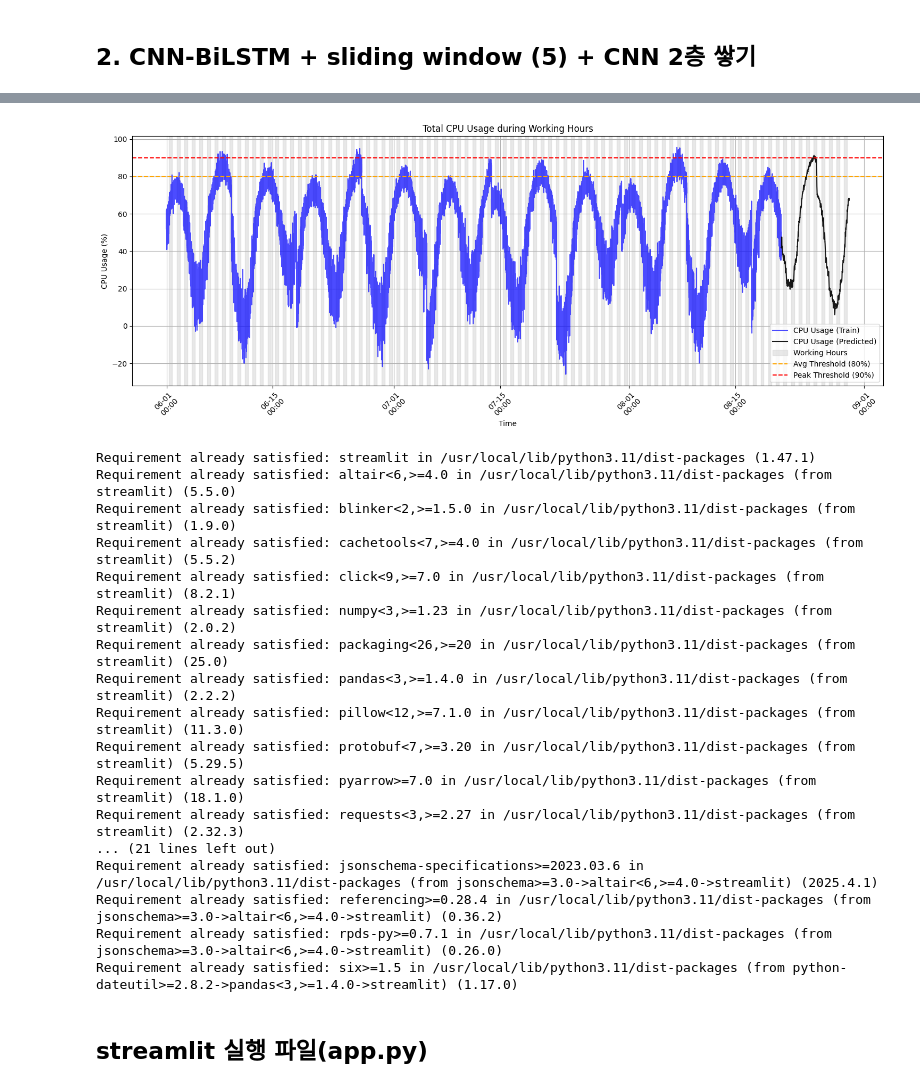
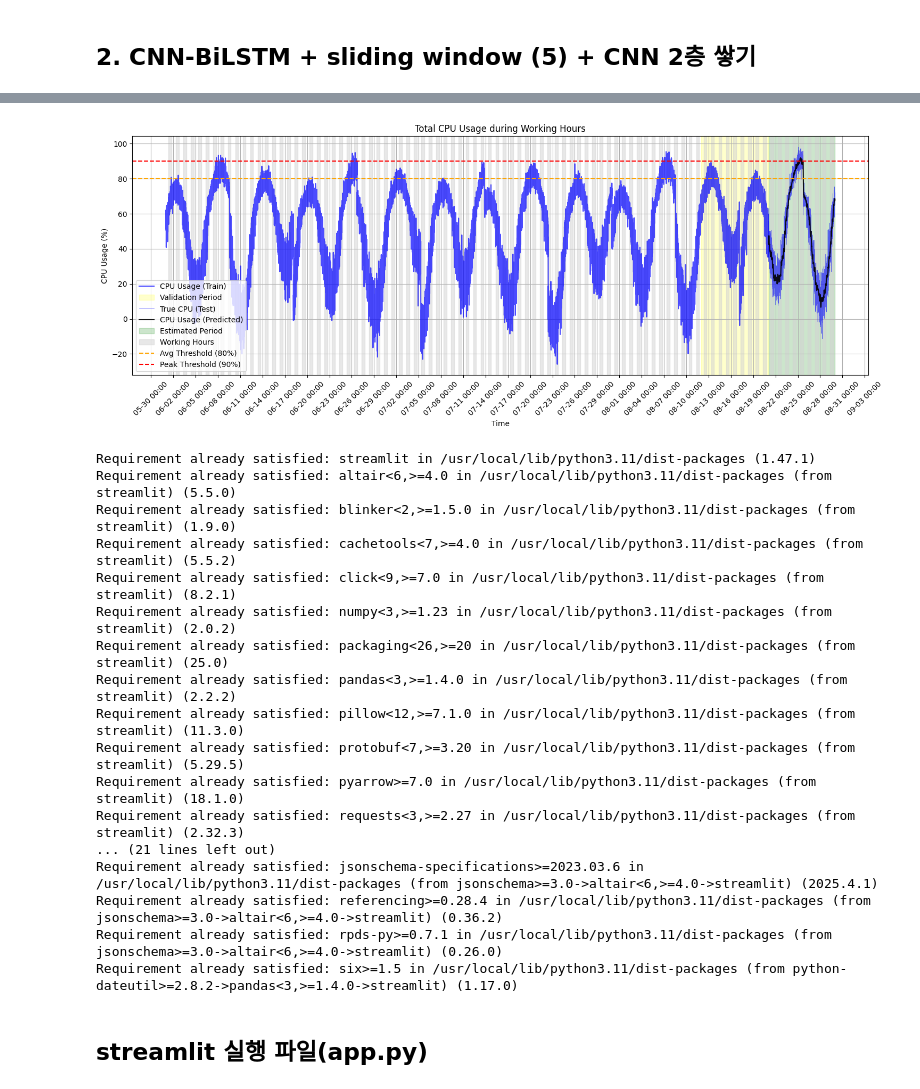
Before and after one commit to hyeonseonn/sensing_app, a Jupyter notebook: [0804new]_machine_learning_CPU.ipynb, the cells around one changed output, grey strips where cells are left out. Cells and saved outputs as stored; diff of their text form; code cells hidden in the pictures.

```diff
--- a/[0804new]_machine_learning_CPU.ipynb
+++ b/[0804new]_machine_learning_CPU.ipynb
@@ -96,7 +96,7 @@ model.compile(optimizer='adam', loss='mse')
 
 history = model.fit(
     X_train, y_train.reshape((y_train.shape[0], -1)),
-    epochs= 1,
+    epochs= 20,
     batch_size=16,
     validation_data=(X_val, y_val.reshape((y_val.shape[0], -1))),
     verbose=1
@@ -1153,23 +1240,19 @@ plt.show()
 
 # train+test plot
 import matplotlib.dates as mdates
-# full_time_index = df.index  # 전체 시간 index (x축)
-test_start_idx = len(X_train) + past_steps
-# test_time_index = df.index[test_start_idx : test_start_idx + len(y_test)]
-train_series = df['cpu'][:test_start_idx]  # Test 시작 전까지
-test_series_true= df['cpu'][test_start_idx:]
-
 total_len = len(df)
 train_ratio = 0.8
 val_ratio = 0.1
 
 train_end = int(total_len * train_ratio)
 val_end = train_end + int(total_len * val_ratio)
+
 test_start_idx = val_end + past_steps
+train_series = df['cpu'][:test_start_idx]  # Test 시작 전까지
 test_time_index = df.index[test_start_idx : test_start_idx + len(y_test)]
+val_series = df['cpu'][train_end:val_end] # validation data
+test_series_true= df['cpu'][test_start_idx:]
 
-
-# test_series_true = pd.Series(true_inv[:,0].flatten(), index=test_time_index) # test data (True)
 all_future_times = []
 all_future_preds = []
 future_interval = 5
@@ -1193,8 +1276,21 @@ test_series_pred = pd.Series(pred_df_mean['pred'], index=pred_df_mean.index) # t
 fig, ax = plt.subplots(figsize=(12,4))
 plt.setp(ax.get_xticklabels(), rotation=45, ha="center")
 plt.plot(train_series,label = "True CPU (Train)", color = "blue", alpha = 0.6,linewidth = 0.5)
+
+# validation
+plt.plot(val_series, label="Validation CPU (Val)", color="blue", alpha = 0.4, linewidth = 0.5)
+# Validation 구간에 색상 입히기
+val_start = val_series.index[0]
+val_end = val_series.index[-1]
+ax.axvspan(val_start, val_end, color='yellow', alpha=0.2, label="Validation Period")
+
+# test
 plt.plot(test_series_true, label="True CPU (Test)", color="blue", alpha = 0.6, linewidth = 0.5)
 plt.plot(test_series_pred, label="CNN-LSTM (Test)", color="red", linestyle="--", linewidth = 1.2)
+test_start = test_series_pred.index[0]
+test_end = test_series_pred.index[-1]
+ax.axvspan(test_start, test_end, color='green', alpha=0.2, label="Estimated Period")
+
 plt.axvline(test_time_index[0], color="black", linestyle="--", label="Test Start") # test data start line
 ax.xaxis.set_major_locator(mdates.DayLocator(interval=2))
 ax.xaxis.set_major_formatter(mdates.DateFormatter('%m-%d %H:%M'))
@@ -1257,8 +1353,17 @@ fig, ax = plt.subplots(figsize=(15, 6))
 train_series = df['cpu'][:test_time_index[0]]
 ax.plot(train_series.index, train_series.values, label="CPU Usage (Train)", color="blue", alpha=0.7)
 
+# Validation 구간에 색상 입히기
+val_start = val_series.index[0]
+val_end = val_series.index[-1]
+ax.axvspan(val_start, val_end, color='yellow', alpha=0.2, label="Validation Period")
+
 # Test 구간
+plt.plot(test_series_true, label="True CPU (Test)", color="blue", alpha = 0.6, linewidth = 0.5) # test 정답값
 ax.plot(test_series_pred.index, test_series_pred.values, label="CPU Usage (Predicted)", color="black",alpha=0.9)
+test_start = test_series_pred.index[0]
+test_end = test_series_pred.index[-1]
+ax.axvspan(test_start, test_end, color='green', alpha=0.2, label="Estimated Period")
 
 # 업무시간 배경 색칠
 unique_dates = pd.to_datetime(all_pred_series.index.date).unique()
@@ -1277,36 +1382,37 @@ ax.axhline(peak_threshold, color='red', linestyle='--', label="Peak Threshold (9
 # 업그레이드 신호 표시
 if len(upgrade_times) > 0:
     ax.scatter(upgrade_times, work_time.loc[upgrade_times], color='red', label="Upgrade Signal", zorder=5, s=20)
 
 # 마무리 설정
 ax.set_title("Total CPU Usage during Working Hours")
 ax.set_xlabel("Time")
 ax.set_ylabel("CPU Usage (%)")
 ax.legend()
 ax.grid(True)
-ax.xaxis.set_major_formatter(mdates.DateFormatter('%m-%d\n%H:%M'))
+ax.xaxis.set_major_locator(mdates.DayLocator(interval=3))
+ax.xaxis.set_major_formatter(mdates.DateFormatter('%m-%d %H:%M'))
 plt.setp(ax.get_xticklabels(), rotation=45, ha="center")
 plt.tight_layout()
 plt.show()
 
 # streamlit 위한 csv 저장
 import json
 with open("cpu_accuracy_metrics_Bi-LSTM2.json", "w") as f:
     json.dump(metrics, f)
 
 all_pred_series.to_csv("all_series_Bi-LSTM2.csv") # 전체 cpu
 test_series_pred.to_csv("cpu_usage_predicted_only_Bi-LSTM2.csv") # 예측 구간 cpu
 work_time.to_csv("cpu_usage_working_hours_Bi-LSTM2.csv") # 업무시간 cpu
 daily_peak.to_csv("cpu_peak_flag_per_day_Bi-LSTM2.csv") # peak 발생 여부
 
 with open("upgrade_decision_Bi-LSTM2.txt", "w") as f: # 업그레이드 유무
     f.write(f"Condition 1: {condition1_flag} ({work_time.mean():.2f}%)\n")
     f.write(f"Condition 2: {condition2_flag} ({peak_days}/{total_days})\n")
     f.write(f"Final Decision: {'Upgrade Needed' if upgrade_flag else 'No Upgrade Required'}\n")
-
+fig.savefig("cpu_plot_Bi-LSTM2.png")
 !pip install streamlit
 # %% [output]
-[figure, old version]
+[figure, new version]
 Requirement already satisfied: streamlit in /usr/local/lib/python3.11/dist-packages (1.47.1)
 Requirement already satisfied: altair<6,>=4.0 in /usr/local/lib/python3.11/dist-packages (from streamlit) (5.5.0)
 Requirement already satisfied: blinker<2,>=1.5.0 in /usr/local/lib/python3.11/dist-packages (from streamlit) (1.9.0)
```
Also changed, not shown: parts of 11 cells of this notebook.
